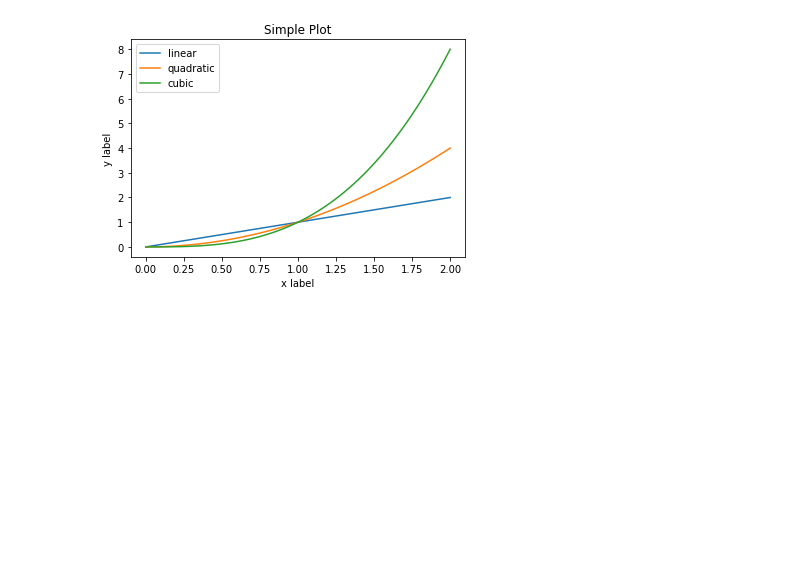
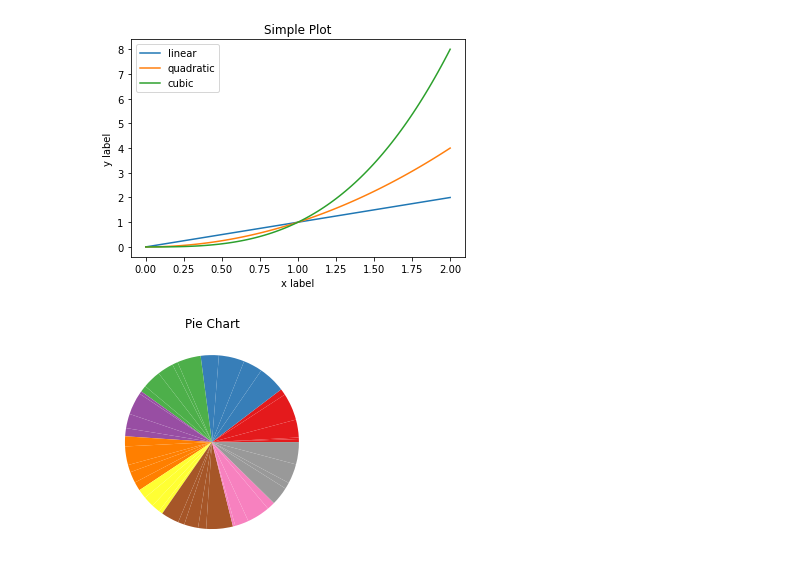
Before and after one commit to steffincodes/googlecolabnotbooks, a Jupyter notebook: Matplotlib101.ipynb, the cells around one changed output. Cells and saved outputs as stored; diff of their text form; code cells hidden in the pictures; blank space fills up the shorter version.

Commit message:
🥧 Pie Chart

```diff
--- a/Matplotlib101.ipynb
+++ b/Matplotlib101.ipynb
@@ -126,3 +126,18 @@ plt.title('Simple Plot')
 plt.legend();
 # %% [output]
 [figure]
+# %%
+import matplotlib.pyplot as plt
+from matplotlib import cm
+import numpy as np
+
+div = 40
+x = np.random.random(div)
+colors = cm.Set1(np.arange(div)/div)
+plt.title("Pie Chart")
+plt.pie(
+    x=x,
+    colors=colors
+);
+# %% [output]
+[figure, added]
```
Also changed, not shown: parts of 1 cell of this notebook.
